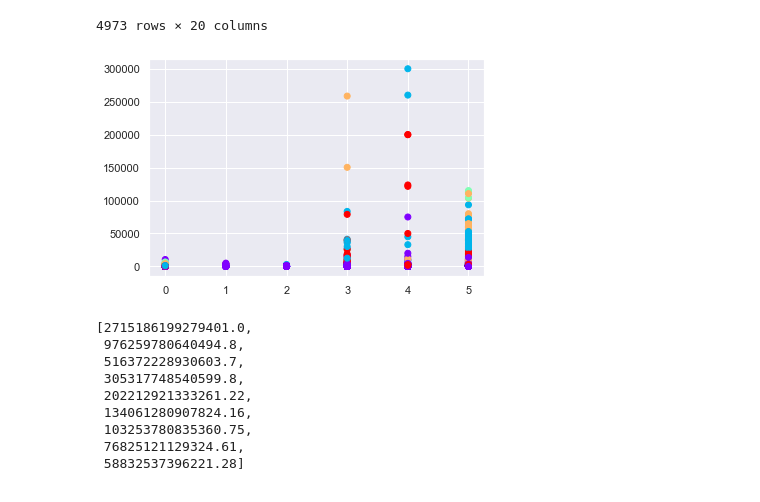
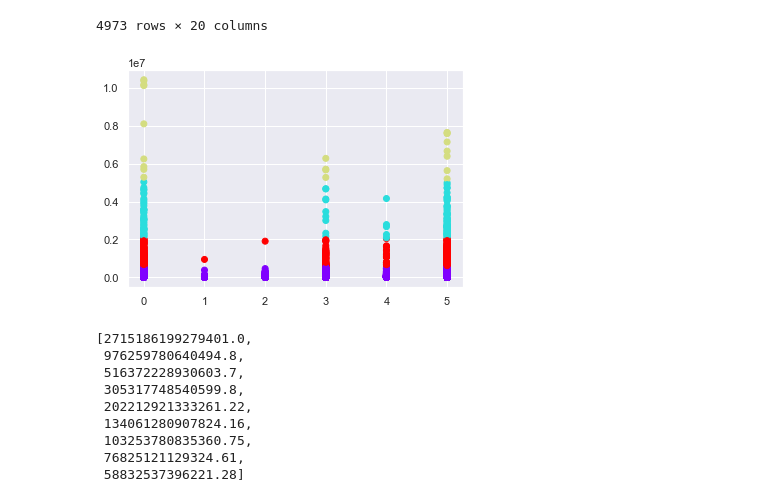
Before and after one commit to reuben21/A-Study-On-The-Insights-Data-Set, a Jupyter notebook: section1_4_2.ipynb, the cells around one changed output. Drawn from its saved outputs; the diff is of its cells as text; code cells hidden in the pictures.

```diff
--- a/section1_4_2.ipynb
+++ b/section1_4_2.ipynb
@@ -107,7 +107,7 @@ x
 4973 rows × 6 columns
 # %%
 from sklearn.cluster import KMeans
-kmeans = KMeans(5)
+kmeans = KMeans(4)
 kmeans.fit(x.astype(np.float32))
 # %% [output]
 KMeans(algorithm='auto', copy_x=True, init='k-means++', max_iter=300,
@@ -137,12 +137,12 @@ data_with_clusters
 | 4972 | 24-Oct-19 | 42022220 | 3814 | 5 | JNPT | Mauritius | ... |
 4973 rows × 20 columns
 # %%
-plt.scatter(data_with_clusters['Specific Product'],data_with_clusters['Qty'],c=data_with_clusters['Cluster'],cmap='rainbow')
+plt.scatter(data_with_clusters['Specific Product'],data_with_clusters['Value(INR)'],c=data_with_clusters['Cluster'],cmap='rainbow')
 # plt.xlim(-180,180)
 # plt.ylim(-90,90)
 plt.show()
 # %% [output]
-[figure, old version]
+[figure, new version]
 # %%
 wcss=[]
 for i in range(1,10):
```
Also changed, not shown: parts of 2 cells of this notebook.
